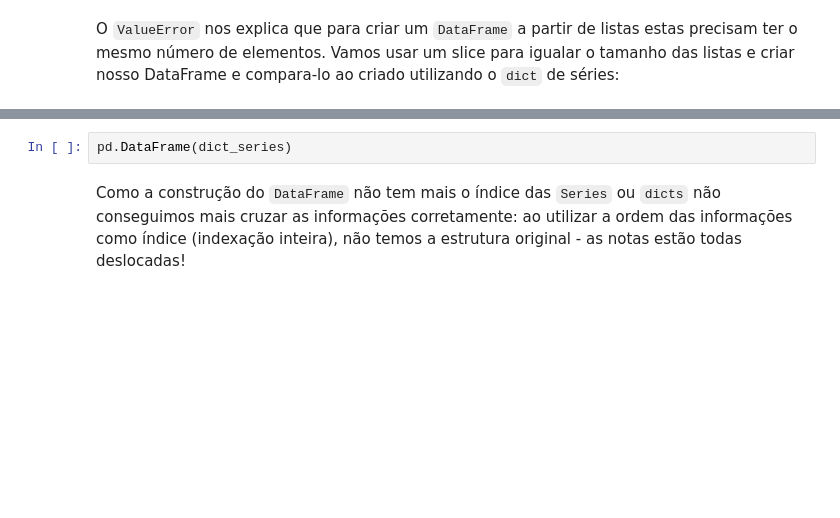
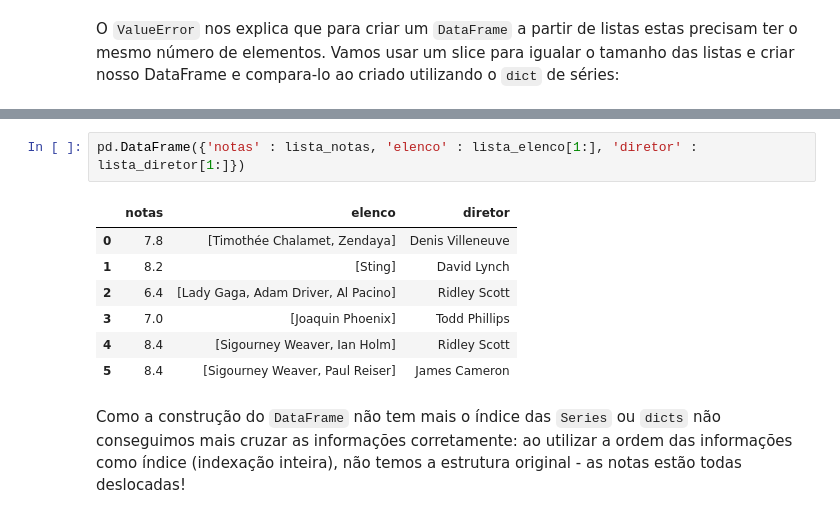
Before and after one commit to sadguilherme/99_PT_JAN2023, a Jupyter notebook: aulas/20230131 Intro to Pandas.ipynb, the cells around one changed output, grey strips where cells are left out. Saved outputs shown, nothing was run; the diff lists cells and outputs as text; blank space fills up the shorter version.

```diff
--- a/aulas/20230131 Intro to Pandas.ipynb
+++ b/aulas/20230131 Intro to Pandas.ipynb
@@ -313,5 +676,13 @@ pd.DataFrame(dict_listas)
-# %%
-pd.DataFrame(dict_series)
+# %%
+pd.DataFrame({'notas' : lista_notas, 'elenco' : lista_elenco[1:], 'diretor' : lista_diretor[1:]})
+# %% [output]
+|  | notas | elenco | diretor |
+| 0 | 7.8 | [Timothée Chalamet, Zendaya] | Denis Villeneuve |
+| 1 | 8.2 | [Sting] | David Lynch |
+| 2 | 6.4 | [Lady Gaga, Adam Driver, Al Pacino] | Ridley Scott |
+| 3 | 7.0 | [Joaquin Phoenix] | Todd Phillips |
+| 4 | 8.4 | [Sigourney Weaver, Ian Holm] | Ridley Scott |
+| 5 | 8.4 | [Sigourney Weaver, Paul Reiser] | James Cameron |
 # %% [markdown]
 Como a construção do `DataFrame` não tem mais o índice das `Series` ou `dicts` não conseguimos mais cruzar as informações corretamente: ao utilizar a ordem das informações como índice (indexação inteira), não temos a estrutura original - as notas estão todas deslocadas!
 # %% [markdown]
```
Also changed, not shown: parts of 123 cells of this notebook.
